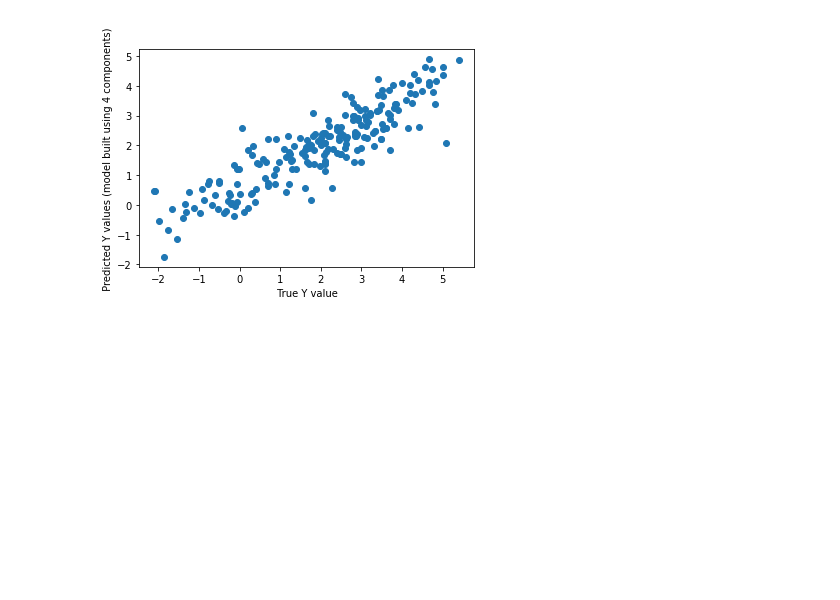
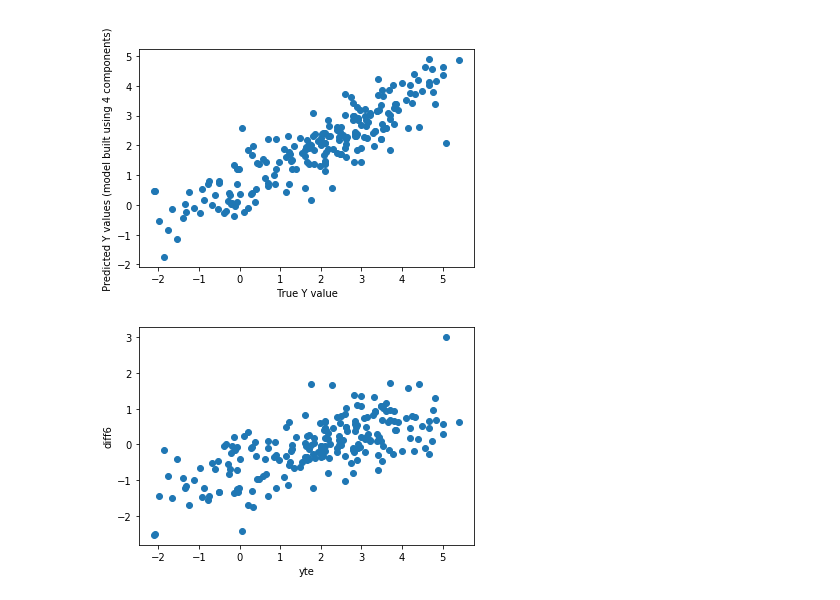
Before and after one commit to lstorchi/mllogdp, a Jupyter notebook: initialtests.ipynb, the cells around one changed output. Saved outputs shown, nothing was run; the diff lists cells and outputs as text; code cells hidden in the pictures; blank space fills up the shorter version.

Commit message:
Ho fatto il grafico residui ordinali vs yte, più alcuni commenti iniziali sugli errori del modello

```diff
--- a/initialtests.ipynb
+++ b/initialtests.ipynb
@@ -373,3 +372,11 @@ MSE 6 comp:  0.6569519349240528
 MSE 4 comp:  0.6803154713866831
 [figure]
 [figure]
+# %%
+# GRAFICO : RESIDUI ORDINARI modello a 6 vs yte
+plt.xlabel("yte")
+plt.ylabel("diff6")
+plt.scatter( yte, diff6)
+plt.show()
+# %% [output]
+[figure, added]
```
Also changed, not shown: parts of 7 cells of this notebook.
